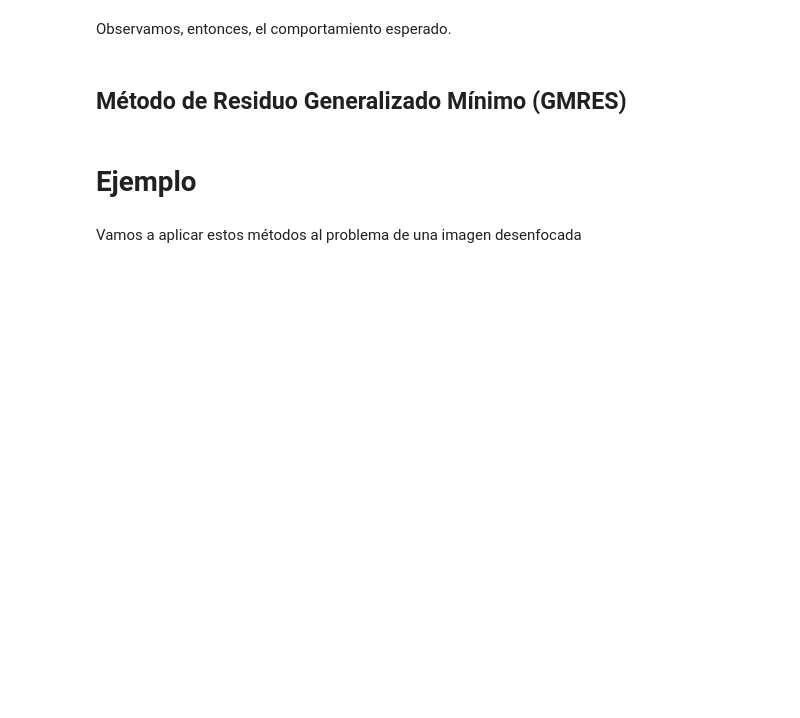
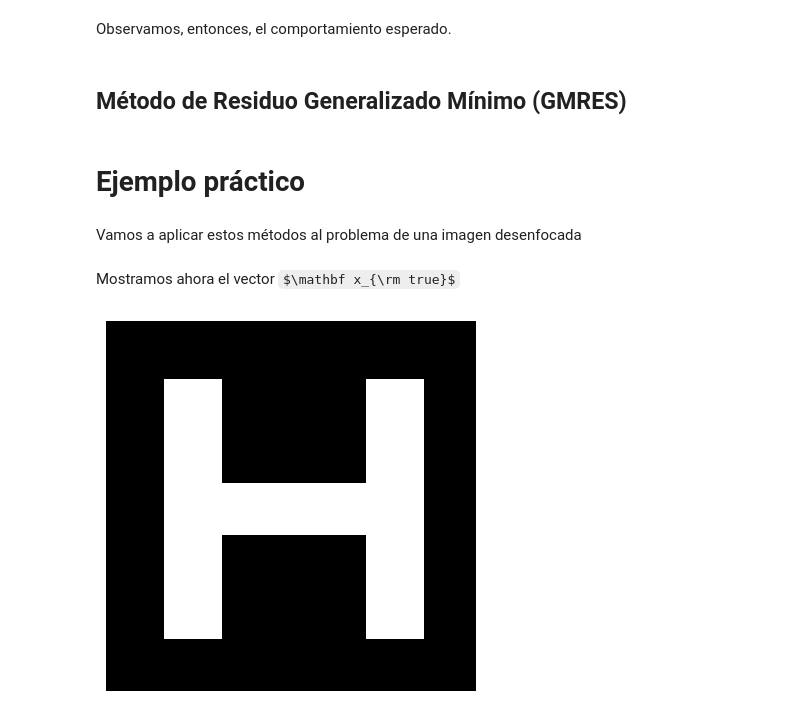
Before and after one commit to faustomartinez/trabajo-problemas-inversos, a Jupyter notebook: codigo.ipynb, the cells around one changed output. Saved outputs shown, nothing was run; the diff lists cells and outputs as text; code cells hidden in the pictures; some formulas as TeX source; blank space fills up the shorter version.

Commit message:
Agrego trabajo en plantear el problema en el notebook. Incluye ponerle ruido a la imagen, resta resolverlo con GMRES

```diff
--- a/codigo.ipynb
+++ b/codigo.ipynb
@@ -294,6 +294,6 @@ Observamos, entonces, el comportamiento esperado.
 # %%
 ### Ver si lo podemos implementar
 # %% [markdown]
-# Ejemplo
+# Ejemplo práctico
 # %% [markdown]
 Vamos a aplicar estos métodos al problema de una imagen desenfocada
@@ -299,0 +303,14 @@ Vamos a aplicar estos métodos al problema de una imagen desenfocada
+# %%
+# Elegimos parámetros para los ejemplos
+propagacion = [10, 10]
+tamaño = 64
+dimensiones = (tamaño, tamaño)
+pixeles = dimensiones[0] * dimensiones[1]
+# %% [markdown]
+Mostramos ahora el vector $\mathbf x_{\rm true}$
+# %%
+# Mostramos nuestro vector x_true con forma de H
+x_true = ejemplos.construir_x_true()
+funciones.guardar_vector(x_true, dimensiones, 'images/x_true.png')
+# %% [output]
+[figure, added]
```
Also changed, not shown: parts of 27 cells of this notebook, 2 other files.
